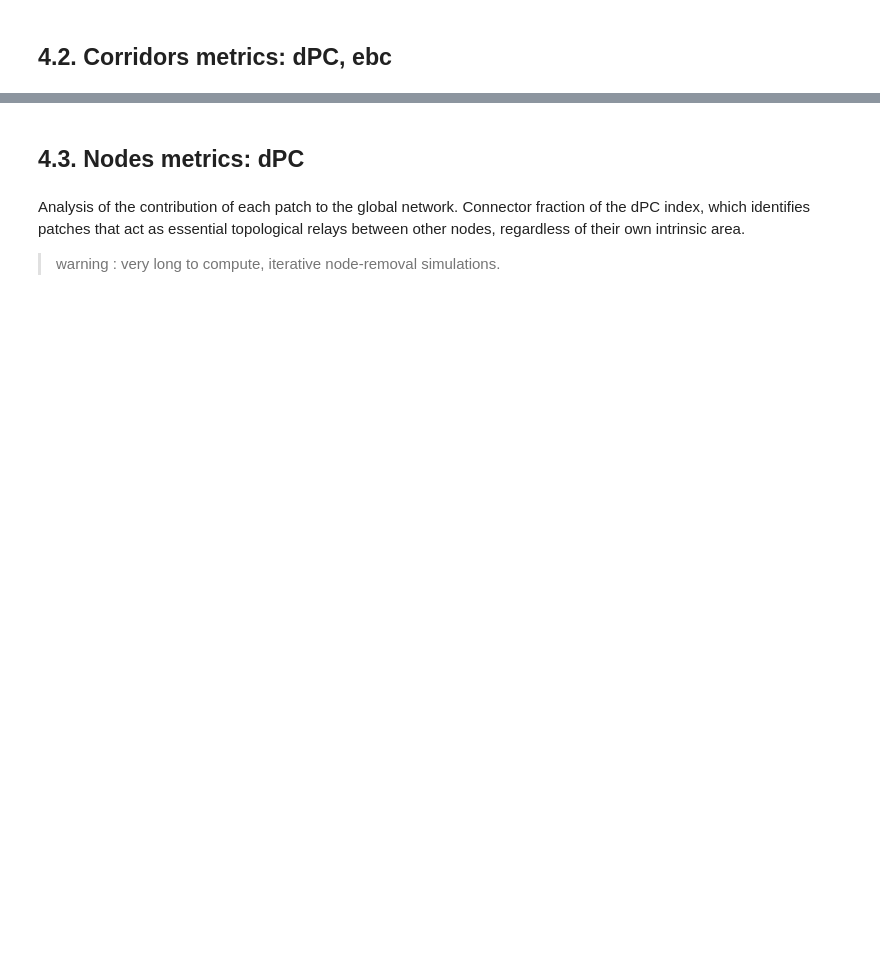
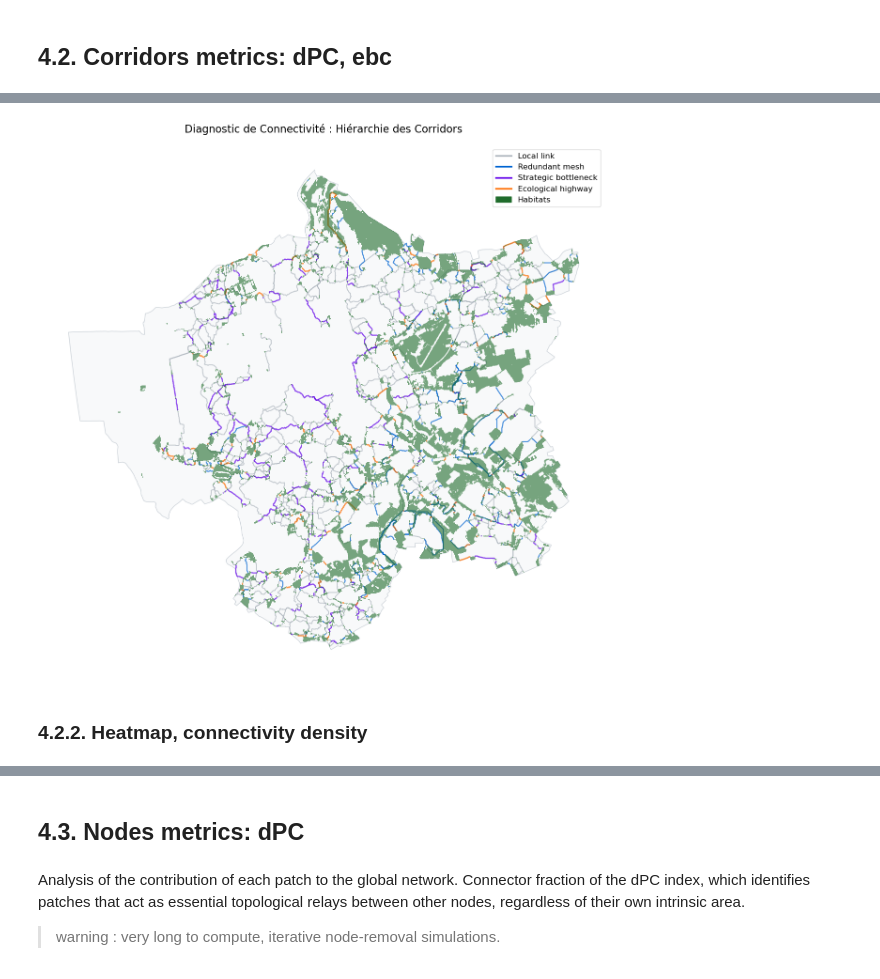
Before and after one commit to marion-billy/urbiverde_ivb, a Jupyter notebook: corridor_project/lrsy_prod.ipynb, the cells around one changed output, grey strips where cells are left out. Drawn from its saved outputs; the diff is of its cells as text; code cells hidden in the pictures; blank space fills up the shorter version.

```diff
--- a/corridor_project/lrsy_prod.ipynb
+++ b/corridor_project/lrsy_prod.ipynb
@@ -146,0 +240,17 @@ gdf_lcp = conn.calculate_edge_betweenness(gdf_lcp, G_lcp)
+# %%
+### LCP0
+gdf_lcp0 = conn.classify_corridors(gdf_lcp0, 0.75)
+lcp_all = gdf_lcp0.set_index(['node_1', 'node_2'])
+lcp_clean = gdf_lcp.set_index(['node_1', 'node_2'])
+rupture_corridors = lcp_all.drop(lcp_clean.index, errors='ignore').reset_index()
+# rupture_corridors.to_file(f"{OUTPUT_DIR}/barriers_{CITY}.json", driver='GeoJSON')
+
+### LCP
+gdf_lcp = conn.classify_corridors(gdf_lcp, 0.75)
+# gdf_lcp.to_file(f"{OUTPUT_DIR}/lcp_{CITY}.json", driver='GeoJSON')
+# %%
+viz.plot_classified_corridors(gdf_lcp, df_nodes, aoi_utm)
+# %% [output]
+[figure, added]
+# %% [markdown]
+### 4.2.2. Heatmap, connectivity density
```
Also changed, not shown: parts of 41 cells of this notebook, 6 other files.
